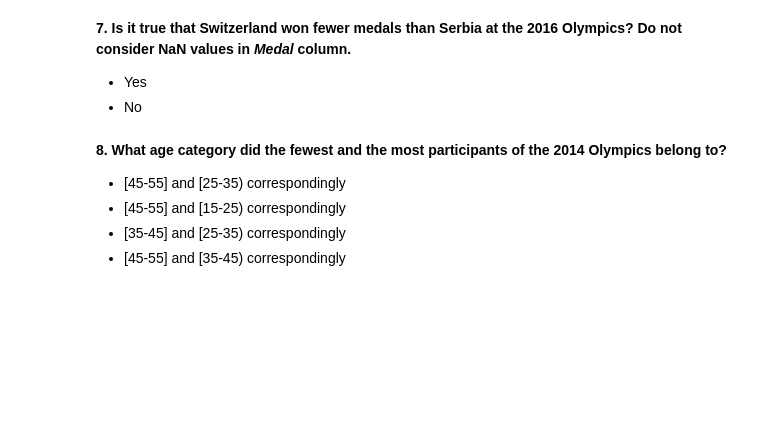
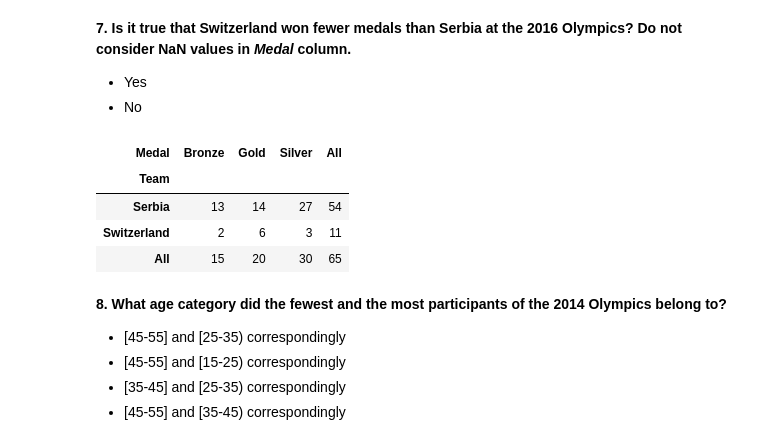
Before and after one commit to desh1ne/HW_1, a Jupyter notebook: assignment1_pandas_olympic.ipynb, the cells around one changed output. Saved outputs shown, nothing was run; the diff lists cells and outputs as text; code cells hidden in the pictures; blank space fills up the shorter version.

```diff
--- a/assignment1_pandas_olympic.ipynb
+++ b/assignment1_pandas_olympic.ipynb
@@ -205,3 +273,15 @@ __7. Is it true that Switzerland won fewer medals than Serbia at the 2016 Olympi
+# %%
+tab_team = data[((data['Team'] == 'Switzerland') | (data['Team'] == 'Serbia')) & (data['Year'] == 2016) &\
+                ((data['Medal'] == 'Gold') | (data['Medal'] == 'Silver') | (data['Medal'] == 'Bronze'))]['Team']
+tab_medal = data[((data['Team'] == 'Switzerland') | (data['Team'] == 'Serbia')) & (data['Year'] == 2016) &\
+                ((data['Medal'] == 'Gold') | (data['Medal'] == 'Silver') | (data['Medal'] == 'Bronze'))]['Medal']
+pd.crosstab(tab_team, tab_medal, margins = True)
+# %% [output]
+| Medal | Bronze | Gold | Silver | All |
+| Team |  |  |  |  |
+| Serbia | 13 | 14 | 27 | 54 |
+| Switzerland | 2 | 6 | 3 | 11 |
+| All | 15 | 20 | 30 | 65 |
 # %% [markdown]
 __8. What age category did the fewest and the most participants of the 2014 Olympics belong to?__
 - [45-55] and [25-35) correspondingly
```
Also changed, not shown: parts of 25 cells of this notebook.
